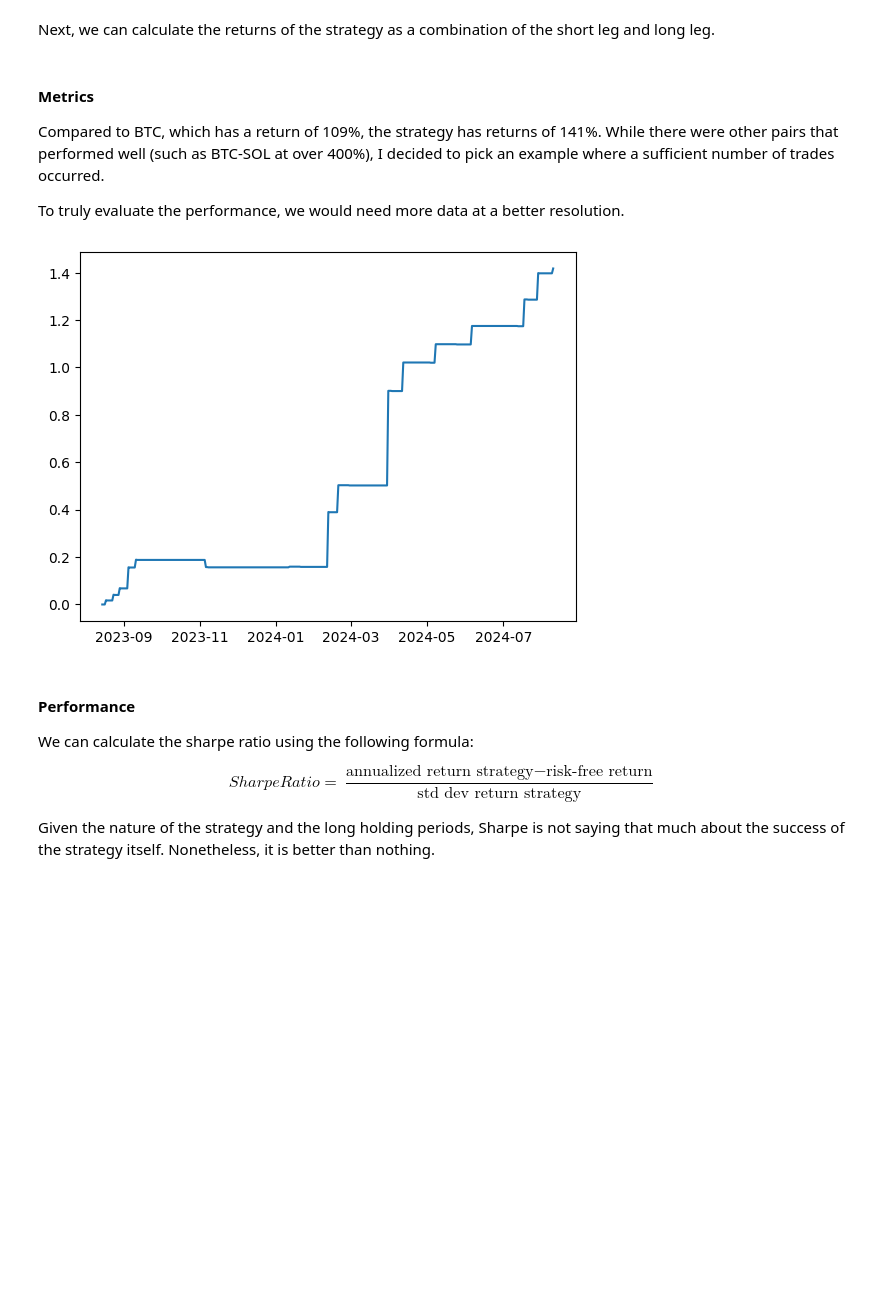
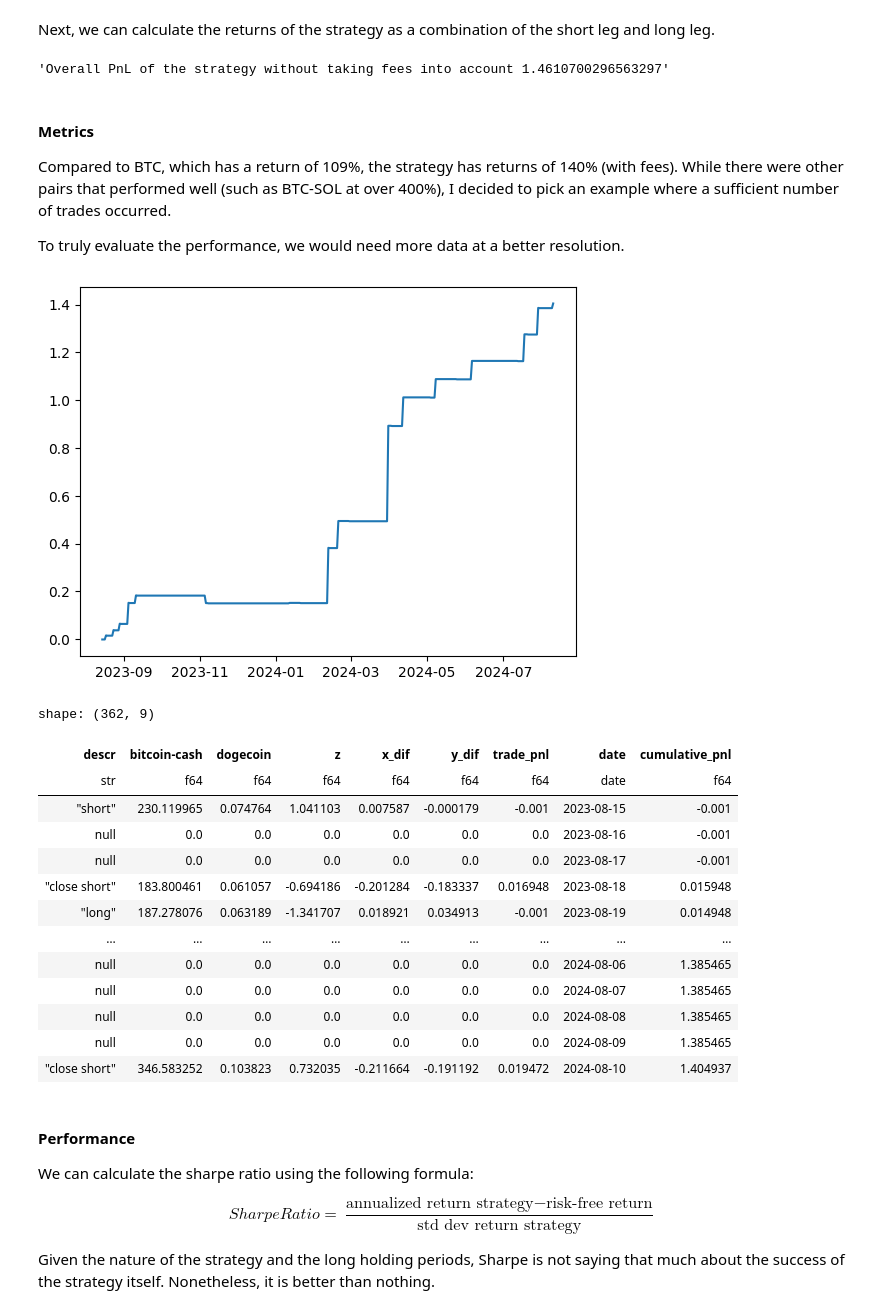
Before and after one commit to voskart/backtesting, a Jupyter notebook: mean_reversion.ipynb, the cells around one changed output. Cells and saved outputs as stored; diff of their text form; code cells hidden in the pictures; blank space fills up the shorter version.

```diff
--- a/mean_reversion.ipynb
+++ b/mean_reversion.ipynb
@@ -323,42 +323,62 @@ df_trades = df_trades.with_columns(
 ).with_columns(
     trade_pnl = pl.when(pl.col('descr') == 'close short').then(-pl.col('x_dif')+pl.col('y_dif')).when(pl.col('descr') == 'close long').then(pl.col('x_dif')-pl.col('y_dif'))
 )
+
+f"Overall PnL of the strategy without taking fees into account {df_trades['trade_pnl'].cum_sum()[-1]}"
+# %% [output]
+'Overall PnL of the strategy without taking fees into account 1.4610700296563297'
 # %% [markdown]
 #### Metrics
 
-Compared to BTC, which has a return of 109%, the strategy has returns of 141%. While there were other pairs that performed well (such as BTC-SOL at over 400%), I decided to pick an example where a sufficient number of trades occurred.
+Compared to BTC, which has a return of 109%, the strategy has returns of 140% (with fees). While there were other pairs that performed well (such as BTC-SOL at over 400%), I decided to pick an example where a sufficient number of trades occurred.
 
 To truly evaluate the performance, we would need more data at a better resolution.
 # %%
 from datetime import timedelta, date
 
 df_range = pl.DataFrame(pl.date_range(date(2023, 8, 15), date(2024, 8, 10), timedelta(days=1), eager=True).alias('date'))
 
 df_trades = df_trades.with_columns(
     # fees
-    trade_pnl = pl.col('trade_pnl') * (1-2*0.0005)
+    trade_pnl = pl.col('trade_pnl') - (2*0.0005)
 ).with_columns(
     trade_pnl = pl.col('trade_pnl').fill_null(2*-0.0005)
 )
 
 # filter date to join columns
 df_trades = df_trades.with_columns(
     time = pl.col('time').dt.date()
 )
 
 df_full_range = df_trades.join(df_range, left_on='time', right_on='date', how='right')
 
 # fill zeroes
 df_full_range = df_full_range.fill_null(0)
 df_full_range = df_full_range.with_columns(
     cumulative_pnl = df_full_range['trade_pnl'].cum_sum()
 )
 
 # plot pnl
 plt.plot(df_full_range['date'], df_full_range['cumulative_pnl'])
 plt.show()
+
+df_full_range
 # %% [output]
-[figure, old version]
+[figure, new version]
+shape: (362, 9)
+| descr | bitcoin-cash | dogecoin | z | x_dif | y_dif | trade_pnl | date | cumulative_pnl |
+| str | f64 | f64 | f64 | f64 | f64 | f64 | date | f64 |
+| "short" | 230.119965 | 0.074764 | 1.041103 | 0.007587 | -0.000179 | -0.001 | 2023-08-15 | -0.001 |
+| null | 0.0 | 0.0 | 0.0 | 0.0 | 0.0 | 0.0 | 2023-08-16 | -0.001 |
+| null | 0.0 | 0.0 | 0.0 | 0.0 | 0.0 | 0.0 | 2023-08-17 | -0.001 |
+| "close short" | 183.800461 | 0.061057 | -0.694186 | -0.201284 | -0.183337 | 0.016948 | 2023-08-18 | 0.015948 |
+| "long" | 187.278076 | 0.063189 | -1.341707 | 0.018921 | 0.034913 | -0.001 | 2023-08-19 | 0.014948 |
+| … | … | … | … | … | … | … | … | … |
+| null | 0.0 | 0.0 | 0.0 | 0.0 | 0.0 | 0.0 | 2024-08-06 | 1.385465 |
+| null | 0.0 | 0.0 | 0.0 | 0.0 | 0.0 | 0.0 | 2024-08-07 | 1.385465 |
+| null | 0.0 | 0.0 | 0.0 | 0.0 | 0.0 | 0.0 | 2024-08-08 | 1.385465 |
+| null | 0.0 | 0.0 | 0.0 | 0.0 | 0.0 | 0.0 | 2024-08-09 | 1.385465 |
+| "close short" | 346.583252 | 0.103823 | 0.732035 | -0.211664 | -0.191192 | 0.019472 | 2024-08-10 | 1.404937 |
 # %% [markdown]
 #### Performance
 
```
Also changed, not shown: parts of 2 cells of this notebook, 2 other files.
